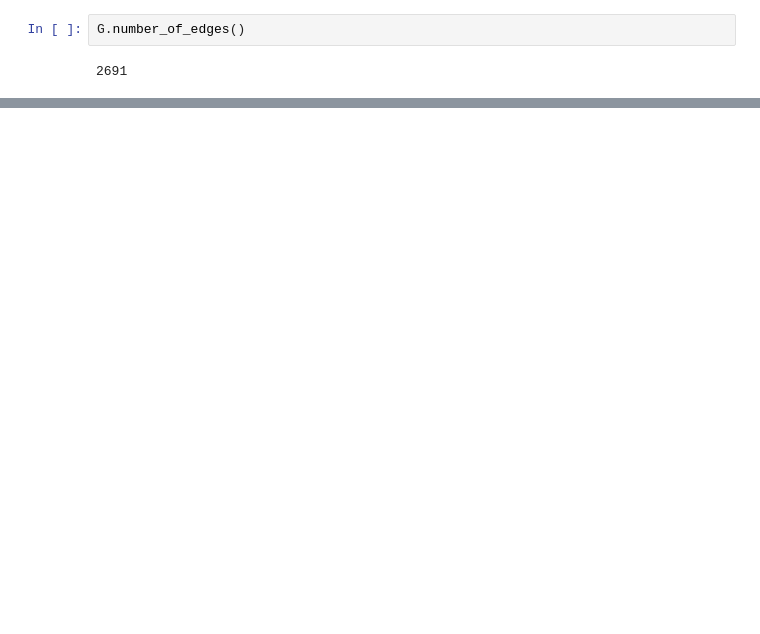
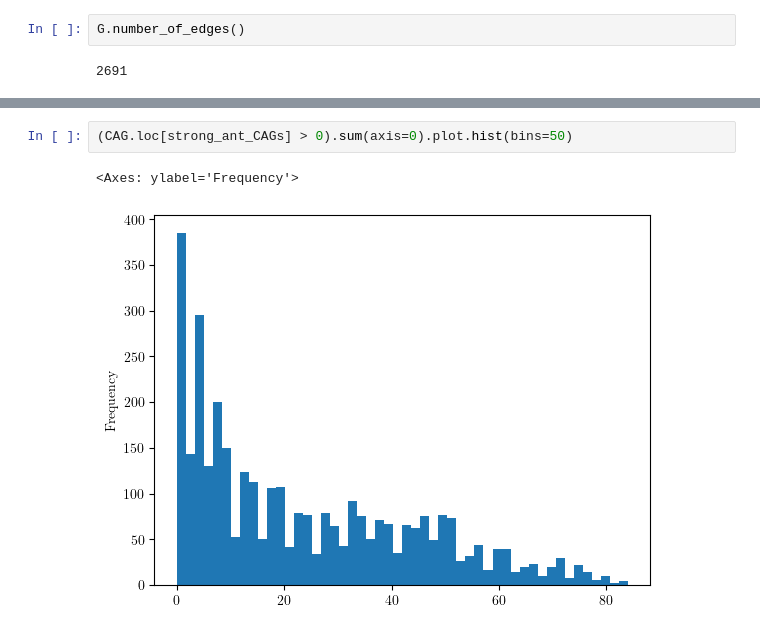
Before and after one commit to danielchang2002/MAGIC, a Jupyter notebook: src/CAG.ipynb, the cells around one changed output, grey strips where cells are left out. Drawn from its saved outputs; the diff is of its cells as text; blank space fills up the shorter version.

```diff
--- a/src/CAG.ipynb
+++ b/src/CAG.ipynb
@@ -428,0 +534,5 @@ sorted(antagonistic, key=lambda x : x["coef"])
+# %%
+(CAG.loc[strong_ant_CAGs] > 0).sum(axis=0).plot.hist(bins=50)
+# %% [output]
+<Axes: ylabel='Frequency'>
+[figure, added]
```
Also changed, not shown: parts of 98 cells of this notebook, 10 other files.
